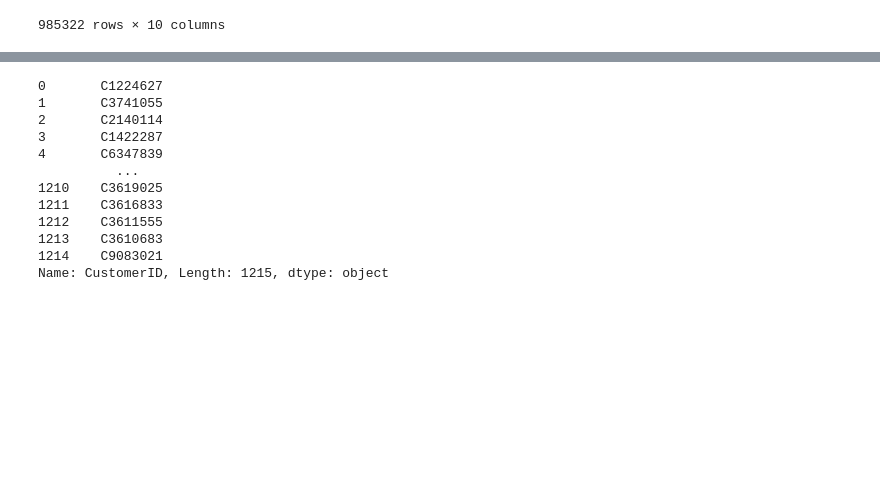
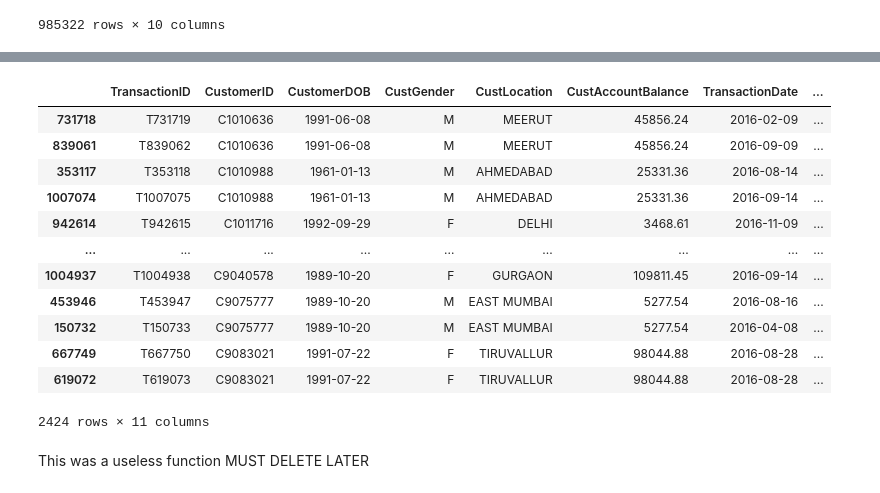
Before and after one commit to m1hammad/customer_segmentation, a Jupyter notebook: cust-seg.ipynb, the cells around one changed output, grey strips where cells are left out. Cells and saved outputs as stored; diff of their text form; code cells hidden in the pictures; blank space fills up the shorter version.

```diff
--- a/cust-seg.ipynb
+++ b/cust-seg.ipynb
@@ -200,0 +204,4 @@ Length: 128896, dtype: int64
+# %%
+# Remove people under 16
+bank_data.drop(bank_data[bank_data['CustomerAge'] < 16].index, inplace=True)
+bank_data
@@ -200,0 +229,3 @@ Length: 128896, dtype: int64
+# %%
+bank_data['AccountID'] = bank_data["CustomerID"].apply(lambda x: 'A' + x[1:])
+bank_data
@@ -218,19 +263,19 @@ duplicate_customers_df
-# %%
-grouped = duplicate_customers_df.groupby(['CustomerID', 'CustomerDOB']).size()
-same_dob = grouped[grouped > 1]
-same_dob = same_dob.sort_values(ascending=False)
-dob_counts_df = same_dob.reset_index(name='Count')
-dob_counts_df
-# %% [output]
-0       C1224627
-1       C3741055
-2       C2140114
-3       C1422287
-4       C6347839
-          ...
-1210    C3619025
-1211    C3616833
-1212    C3611555
-1213    C3610683
-1214    C9083021
-Name: CustomerID, Length: 1215, dtype: object
+# %%
+duplicate_customers_dob_gender = bank_data[bank_data.duplicated(subset=['CustomerID', 'CustomerDOB', 'CustGender'], keep=False)]
+duplicate_customers_dob_gender.sort_values(by='CustomerID', ascending=True)
+# %% [output]
+|  | TransactionID | CustomerID | CustomerDOB | CustGender | CustLocation | CustAccountBalance | TransactionDate | ... |
+| 731718 | T731719 | C1010636 | 1991-06-08 | M | MEERUT | 45856.24 | 2016-02-09 | ... |
+| 839061 | T839062 | C1010636 | 1991-06-08 | M | MEERUT | 45856.24 | 2016-09-09 | ... |
+| 353117 | T353118 | C1010988 | 1961-01-13 | M | AHMEDABAD | 25331.36 | 2016-08-14 | ... |
+| 1007074 | T1007075 | C1010988 | 1961-01-13 | M | AHMEDABAD | 25331.36 | 2016-09-14 | ... |
+| 942614 | T942615 | C1011716 | 1992-09-29 | F | DELHI | 3468.61 | 2016-11-09 | ... |
+| ... | ... | ... | ... | ... | ... | ... | ... | ... |
+| 1004937 | T1004938 | C9040578 | 1989-10-20 | F | GURGAON | 109811.45 | 2016-09-14 | ... |
+| 453946 | T453947 | C9075777 | 1989-10-20 | M | EAST MUMBAI | 5277.54 | 2016-08-16 | ... |
+| 150732 | T150733 | C9075777 | 1989-10-20 | M | EAST MUMBAI | 5277.54 | 2016-04-08 | ... |
+| 667749 | T667750 | C9083021 | 1991-07-22 | F | TIRUVALLUR | 98044.88 | 2016-08-28 | ... |
+| 619072 | T619073 | C9083021 | 1991-07-22 | F | TIRUVALLUR | 98044.88 | 2016-08-28 | ... |
+2424 rows × 11 columns
+# %% [markdown]
+This was a useless function MUST DELETE LATER
```
Also changed, not shown: parts of 19 cells of this notebook.
